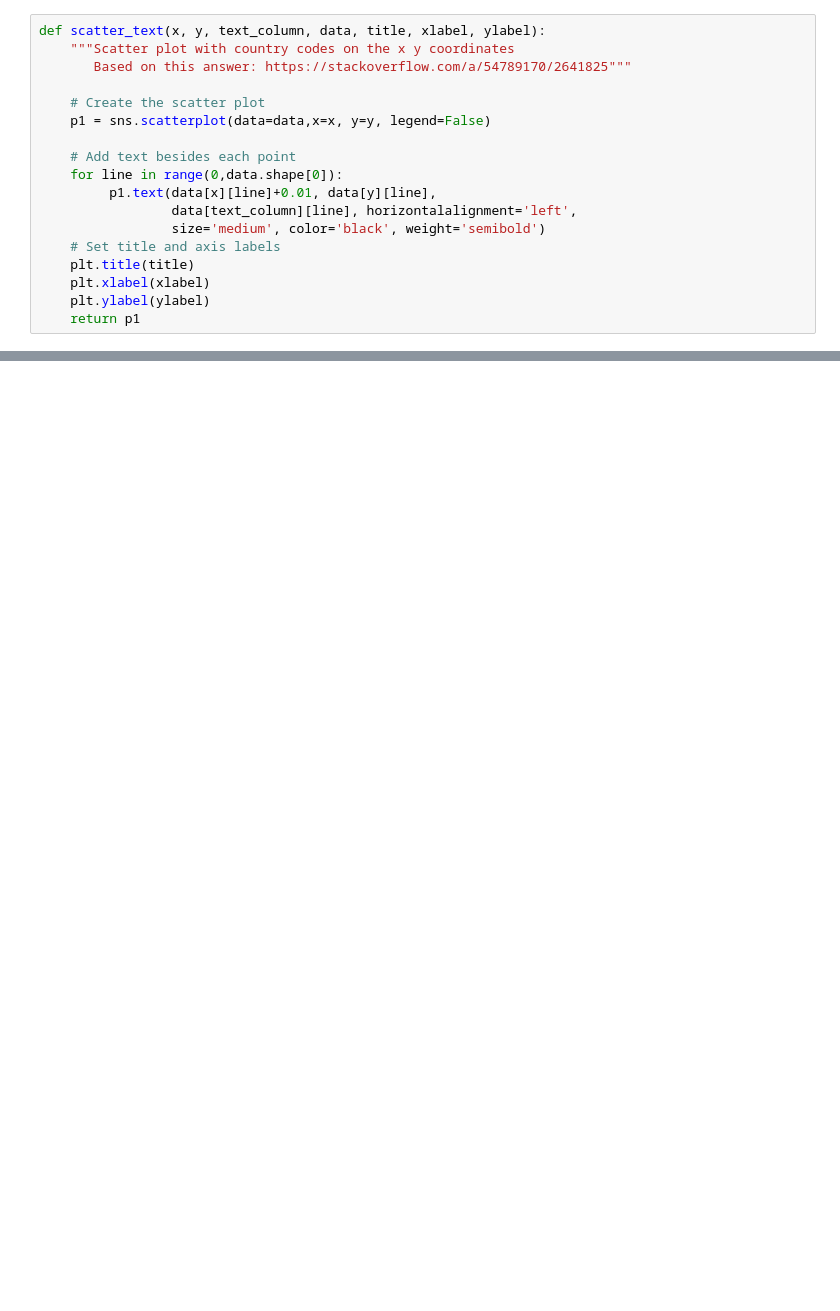
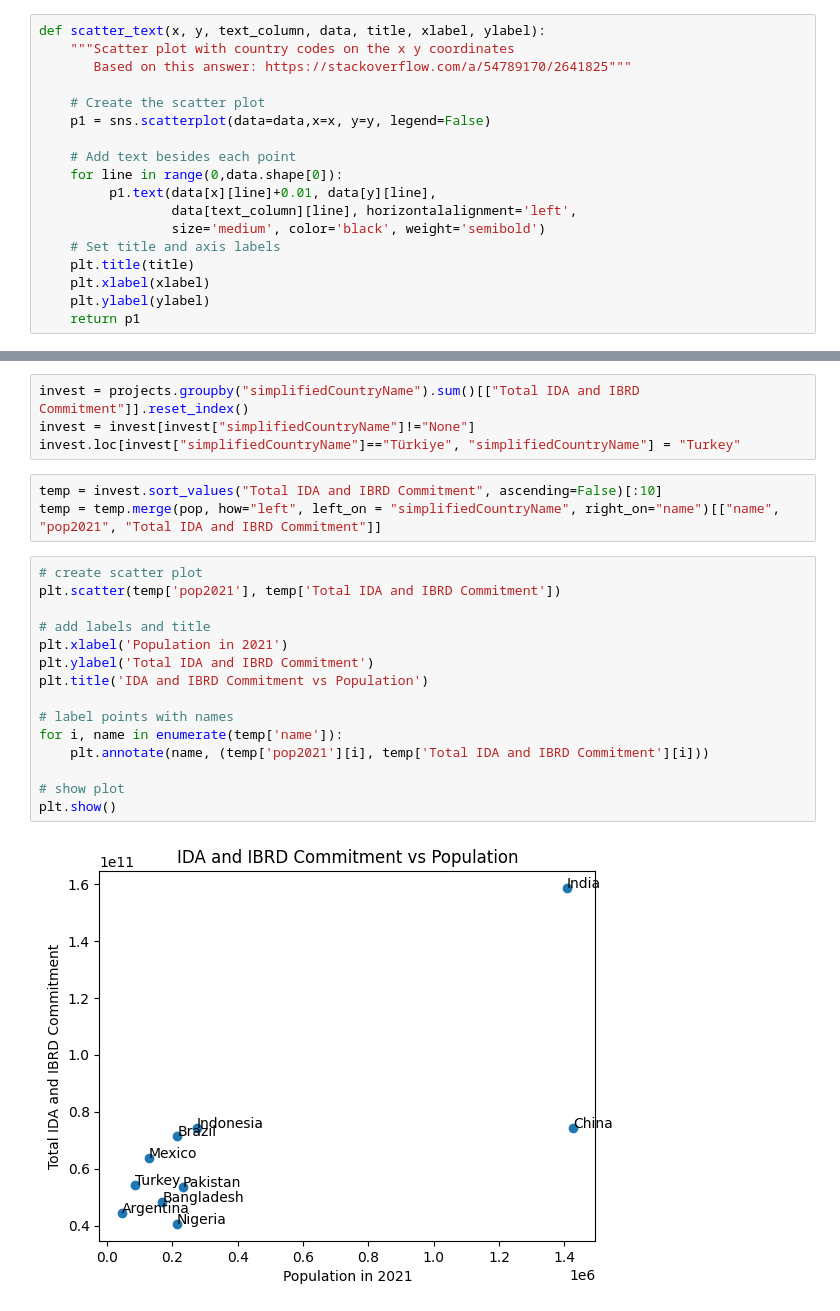
Before and after one commit to ababber19/SWUH, a Jupyter notebook: Phase_1_Graphs.ipynb, the cells around one changed output, grey strips where cells are left out. Drawn from its saved outputs; the diff is of its cells as text; blank space fills up the shorter version.

```diff
--- a/Phase_1_Graphs.ipynb
+++ b/Phase_1_Graphs.ipynb
@@ -314,0 +319,24 @@ scatter_text("pop2021", "numProjects", "name",
+# %%
+invest = projects.groupby("simplifiedCountryName").sum()[["Total IDA and IBRD Commitment"]].reset_index()
+invest = invest[invest["simplifiedCountryName"]!="None"]
+invest.loc[invest["simplifiedCountryName"]=="Türkiye", "simplifiedCountryName"] = "Turkey"
+# %%
+temp = invest.sort_values("Total IDA and IBRD Commitment", ascending=False)[:10]
+temp = temp.merge(pop, how="left", left_on = "simplifiedCountryName", right_on="name")[["name", "pop2021", "Total IDA and IBRD Commitment"]]
+# %%
+# create scatter plot
+plt.scatter(temp['pop2021'], temp['Total IDA and IBRD Commitment'])
+
+# add labels and title
+plt.xlabel('Population in 2021')
+plt.ylabel('Total IDA and IBRD Commitment')
+plt.title('IDA and IBRD Commitment vs Population')
+
+# label points with names
+for i, name in enumerate(temp['name']):
+    plt.annotate(name, (temp['pop2021'][i], temp['Total IDA and IBRD Commitment'][i]))
+
+# show plot
+plt.show()
+# %% [output]
+[figure, added]
```
Also changed, not shown: parts of 14 cells of this notebook, 1 other file.
